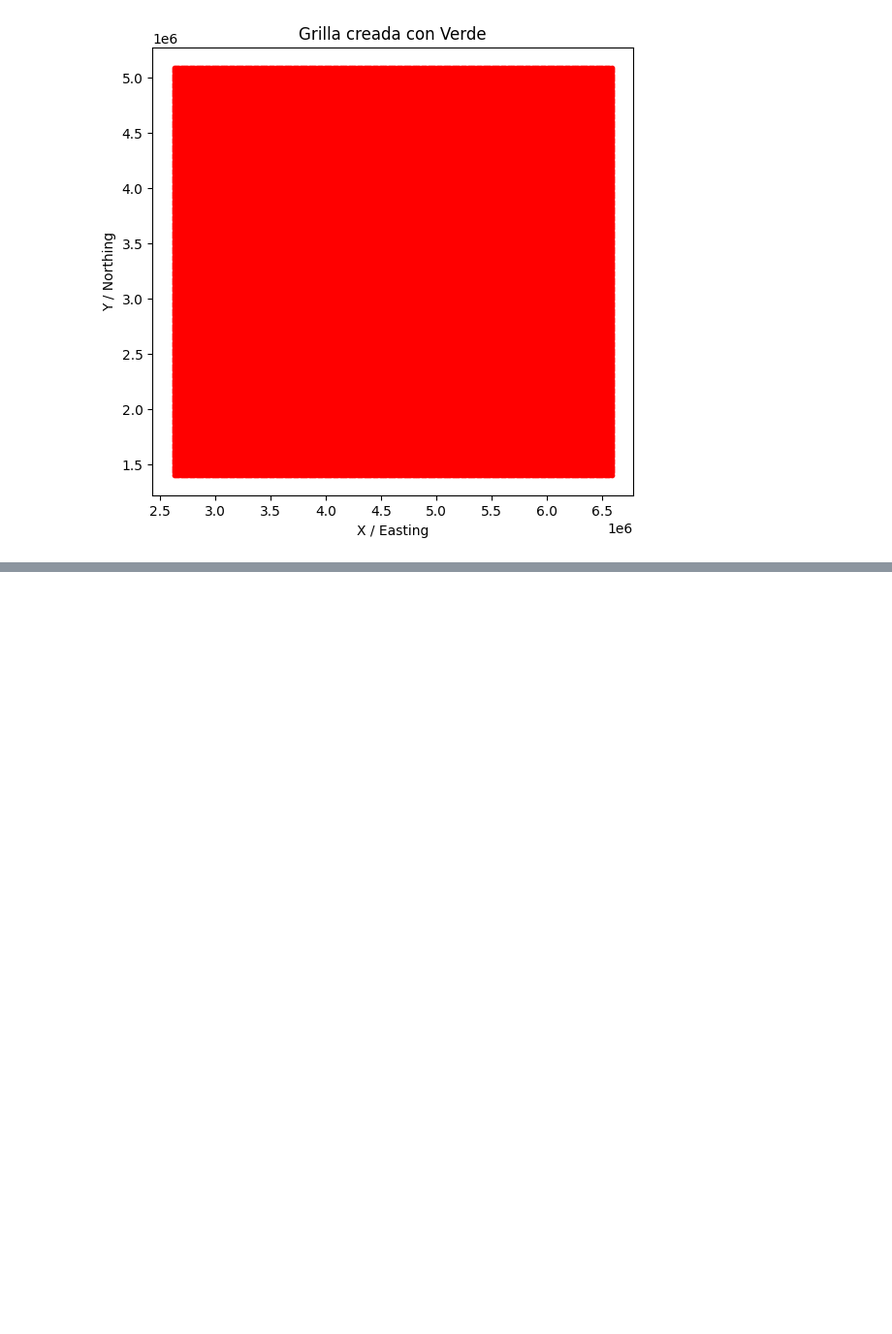
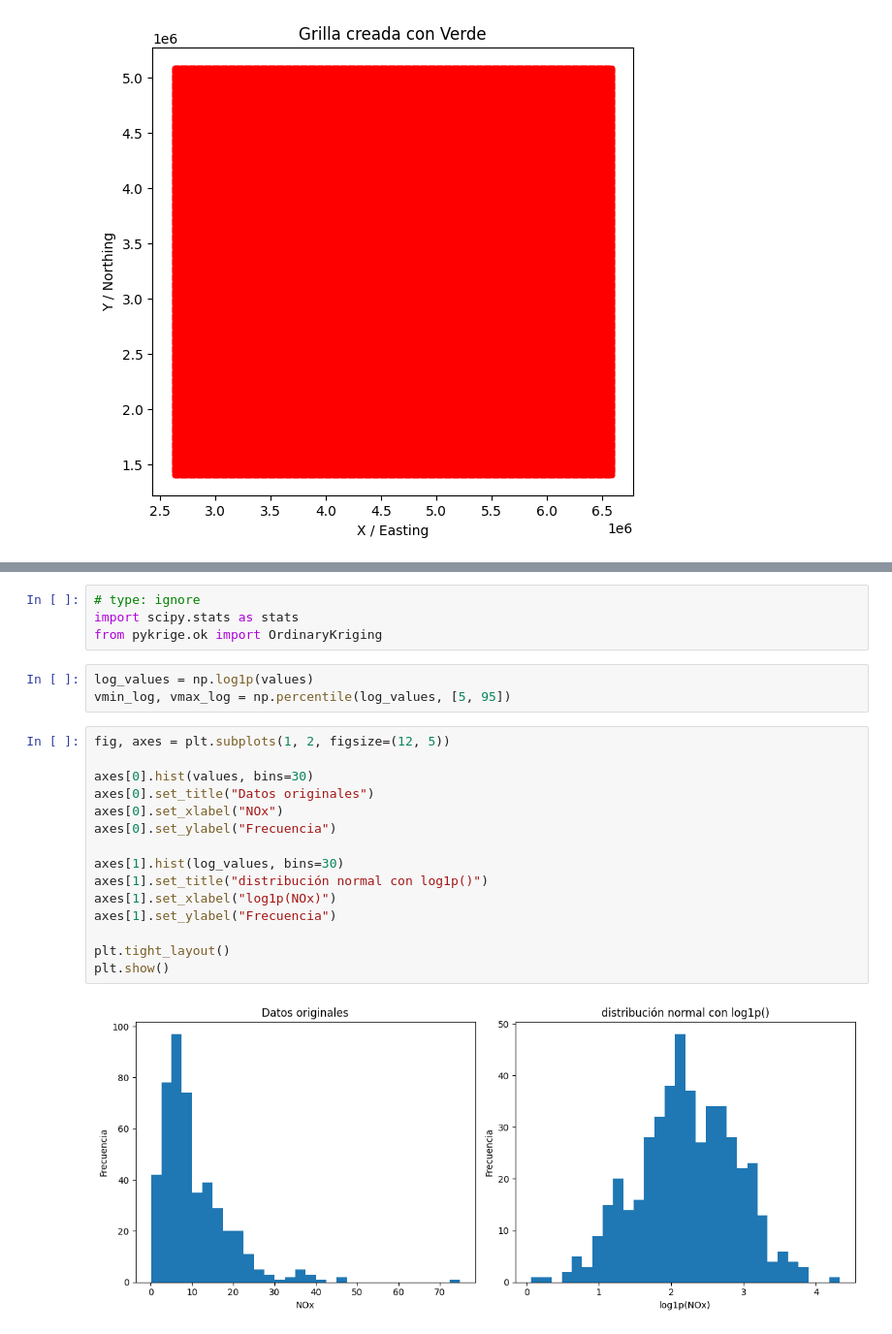
Before and after one commit to junior0428/GyS-course, a Jupyter notebook: modules/module05.ipynb, the cells around one changed output, grey strips where cells are left out. Shown at 97% size. Saved outputs shown, nothing was run; the diff lists cells and outputs as text; blank space fills up the shorter version.

Commit message:
module 05 kriging dev

```diff
--- a/modules/module05.ipynb
+++ b/modules/module05.ipynb
@@ -232,0 +312,24 @@ plt.show()
+# %%
+# type: ignore
+import scipy.stats as stats
+from pykrige.ok import OrdinaryKriging
+# %%
+log_values = np.log1p(values)
+vmin_log, vmax_log = np.percentile(log_values, [5, 95])
+# %%
+fig, axes = plt.subplots(1, 2, figsize=(12, 5))
+
+axes[0].hist(values, bins=30)
+axes[0].set_title("Datos originales")
+axes[0].set_xlabel("NOx")
+axes[0].set_ylabel("Frecuencia")
+
+axes[1].hist(log_values, bins=30)
+axes[1].set_title("distribución normal con log1p()")
+axes[1].set_xlabel("log1p(NOx)")
+axes[1].set_ylabel("Frecuencia")
+
+plt.tight_layout()
+plt.show()
+# %% [output]
+[figure, added]
```
Also changed, not shown: parts of 22 cells of this notebook, 1 other file.
